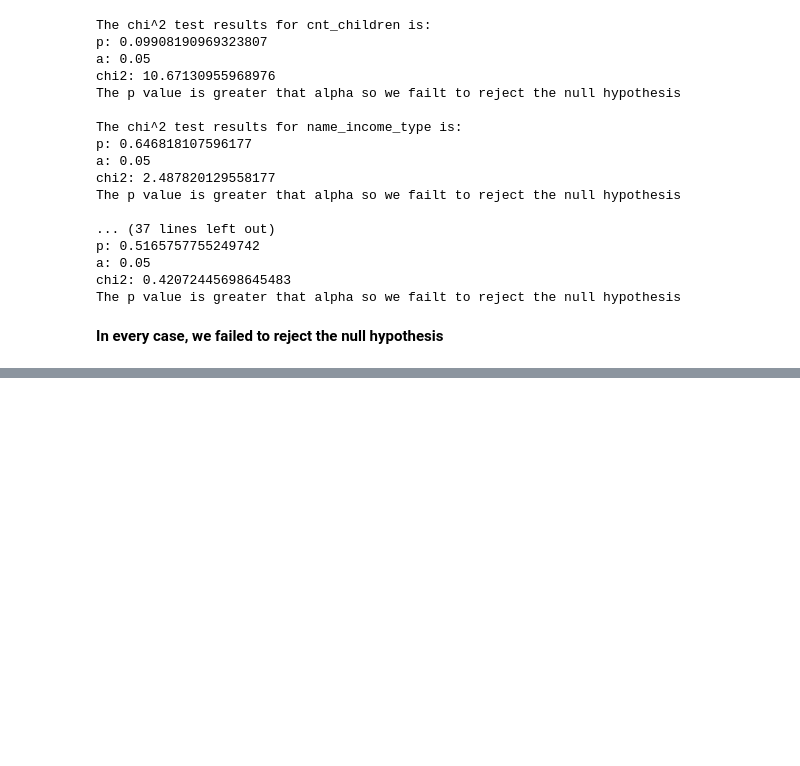
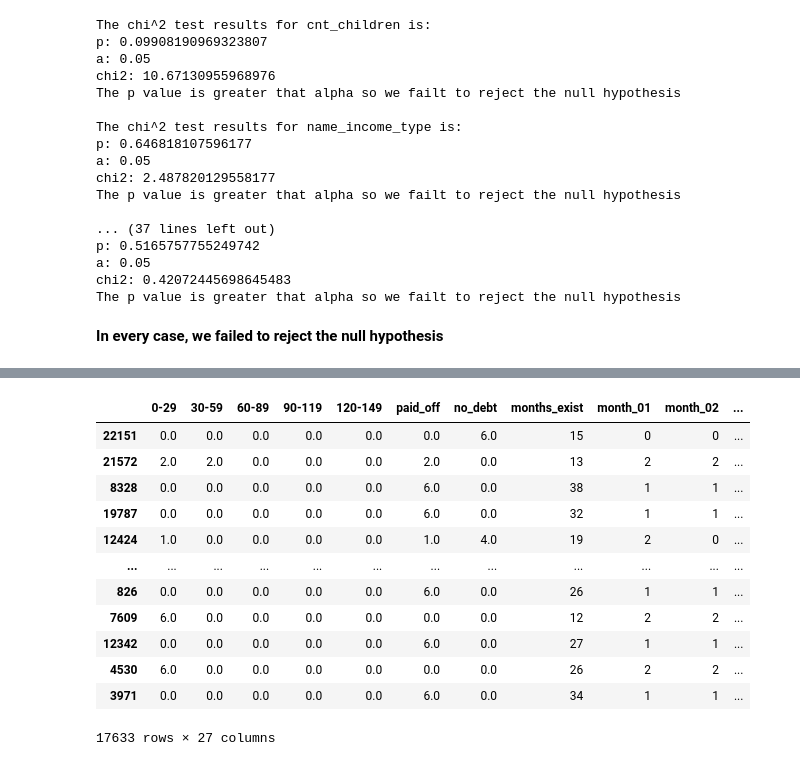
Before and after one commit to credit-risk-management-predictor/credit-risk-management-predictor, a Jupyter notebook: Bibek-explore-v2.ipynb, the cells around one changed output, grey strips where cells are left out. Cells and saved outputs as stored; diff of their text form; code cells hidden in the pictures; blank space fills up the shorter version.

```diff
--- a/Bibek-explore-v2.ipynb
+++ b/Bibek-explore-v2.ipynb
@@ -381,0 +402,16 @@ The p value is greater that alpha so we failt to reject the null hypothesis
+# %%
+train.iloc[:, 55:82]
+# %% [output]
+|  | 0-29 | 30-59 | 60-89 | 90-119 | 120-149 | paid_off | no_debt | months_exist | month_01 | month_02 | ... |
+| 22151 | 0.0 | 0.0 | 0.0 | 0.0 | 0.0 | 0.0 | 6.0 | 15 | 0 | 0 | ... |
+| 21572 | 2.0 | 2.0 | 0.0 | 0.0 | 0.0 | 2.0 | 0.0 | 13 | 2 | 2 | ... |
+| 8328 | 0.0 | 0.0 | 0.0 | 0.0 | 0.0 | 6.0 | 0.0 | 38 | 1 | 1 | ... |
+| 19787 | 0.0 | 0.0 | 0.0 | 0.0 | 0.0 | 6.0 | 0.0 | 32 | 1 | 1 | ... |
+| 12424 | 1.0 | 0.0 | 0.0 | 0.0 | 0.0 | 1.0 | 4.0 | 19 | 2 | 0 | ... |
+| ... | ... | ... | ... | ... | ... | ... | ... | ... | ... | ... | ... |
+| 826 | 0.0 | 0.0 | 0.0 | 0.0 | 0.0 | 6.0 | 0.0 | 26 | 1 | 1 | ... |
+| 7609 | 6.0 | 0.0 | 0.0 | 0.0 | 0.0 | 0.0 | 0.0 | 12 | 2 | 2 | ... |
+| 12342 | 0.0 | 0.0 | 0.0 | 0.0 | 0.0 | 6.0 | 0.0 | 27 | 1 | 1 | ... |
+| 4530 | 6.0 | 0.0 | 0.0 | 0.0 | 0.0 | 0.0 | 0.0 | 26 | 2 | 2 | ... |
+| 3971 | 0.0 | 0.0 | 0.0 | 0.0 | 0.0 | 6.0 | 0.0 | 34 | 1 | 1 | ... |
+17633 rows × 27 columns
```
Also changed, not shown: parts of 2 cells of this notebook.
